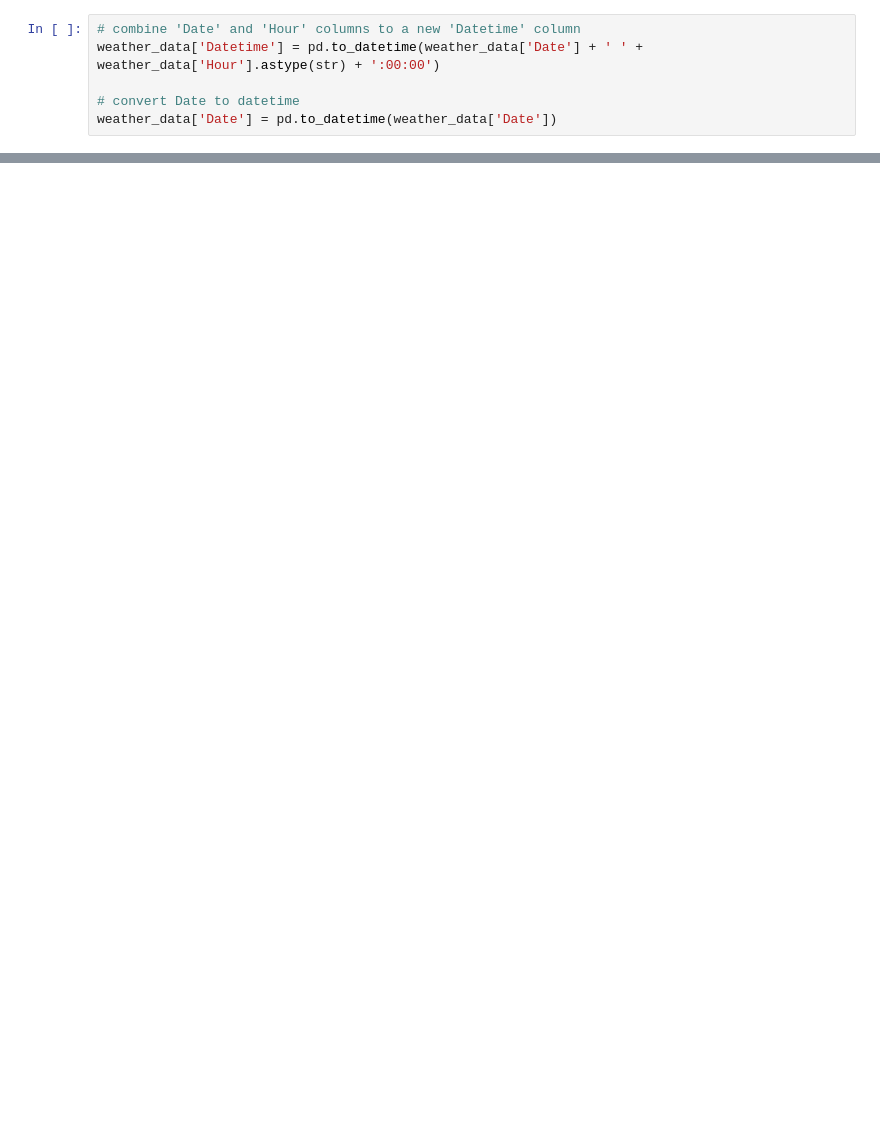
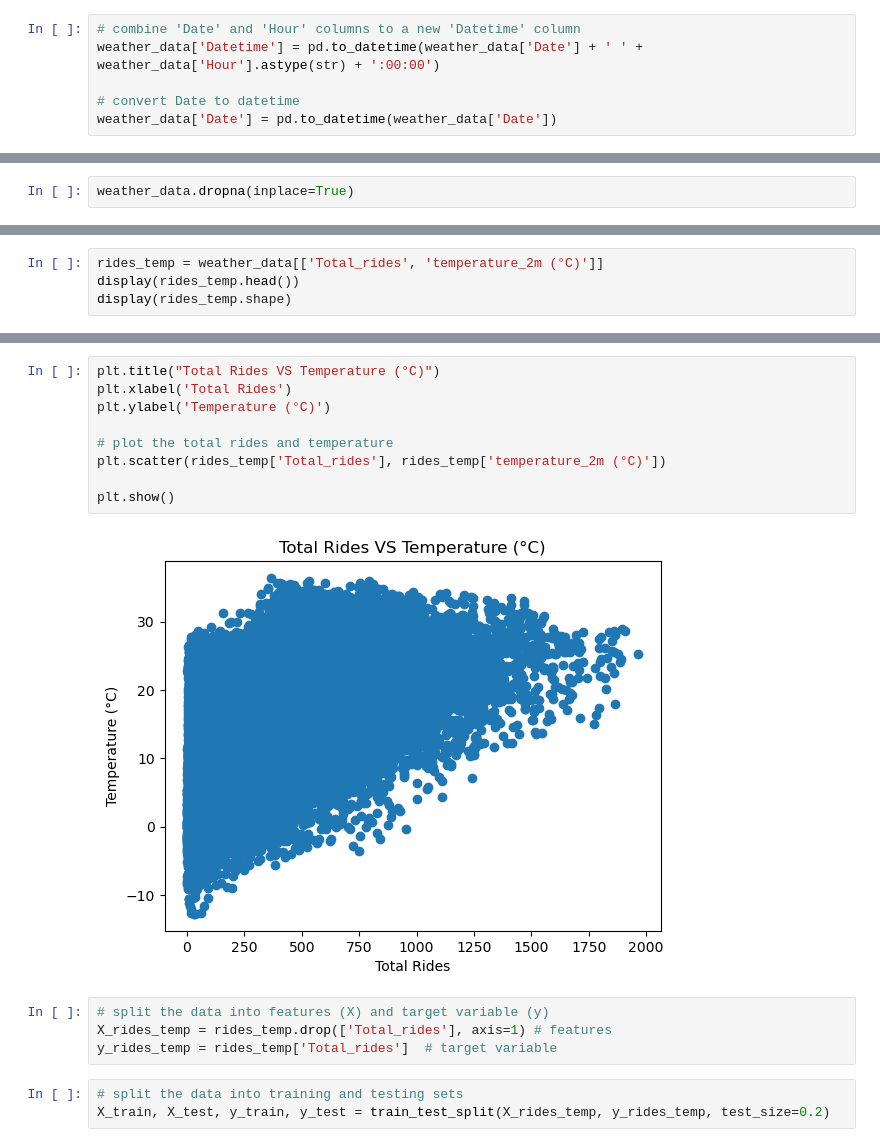
Before and after one commit to michalpasternak7/CA-Project-3-Capital-Bike-Share, a Jupyter notebook: cbs_weather.ipynb, the cells around one changed output, grey strips where cells are left out. Saved outputs shown, nothing was run; the diff lists cells and outputs as text; blank space fills up the shorter version.

Commit message:
linear reg. for temp/rides

```diff
--- a/cbs_weather.ipynb
+++ b/cbs_weather.ipynb
@@ -102,0 +55,2 @@ memory usage: 1.7+ MB
+# %%
+weather_data.dropna(inplace=True)
@@ -102,0 +69,4 @@ memory usage: 1.7+ MB
+# %%
+rides_temp = weather_data[['Total_rides', 'temperature_2m (°C)']]
+display(rides_temp.head())
+display(rides_temp.shape)
@@ -102,0 +81,18 @@ memory usage: 1.7+ MB
+# %%
+plt.title("Total Rides VS Temperature (°C)")
+plt.xlabel('Total Rides')
+plt.ylabel('Temperature (°C)')
+
+# plot the total rides and temperature
+plt.scatter(rides_temp['Total_rides'], rides_temp['temperature_2m (°C)'])
+
+plt.show()
+# %% [output]
+[figure, added]
+# %%
+# split the data into features (X) and target variable (y)
+X_rides_temp = rides_temp.drop(['Total_rides'], axis=1) # features
+y_rides_temp = rides_temp['Total_rides']  # target variable
+# %%
+# split the data into training and testing sets
+X_train, X_test, y_train, y_test = train_test_split(X_rides_temp, y_rides_temp, test_size=0.2)
```
Also changed, not shown: parts of 15 cells of this notebook, 1 other file.
